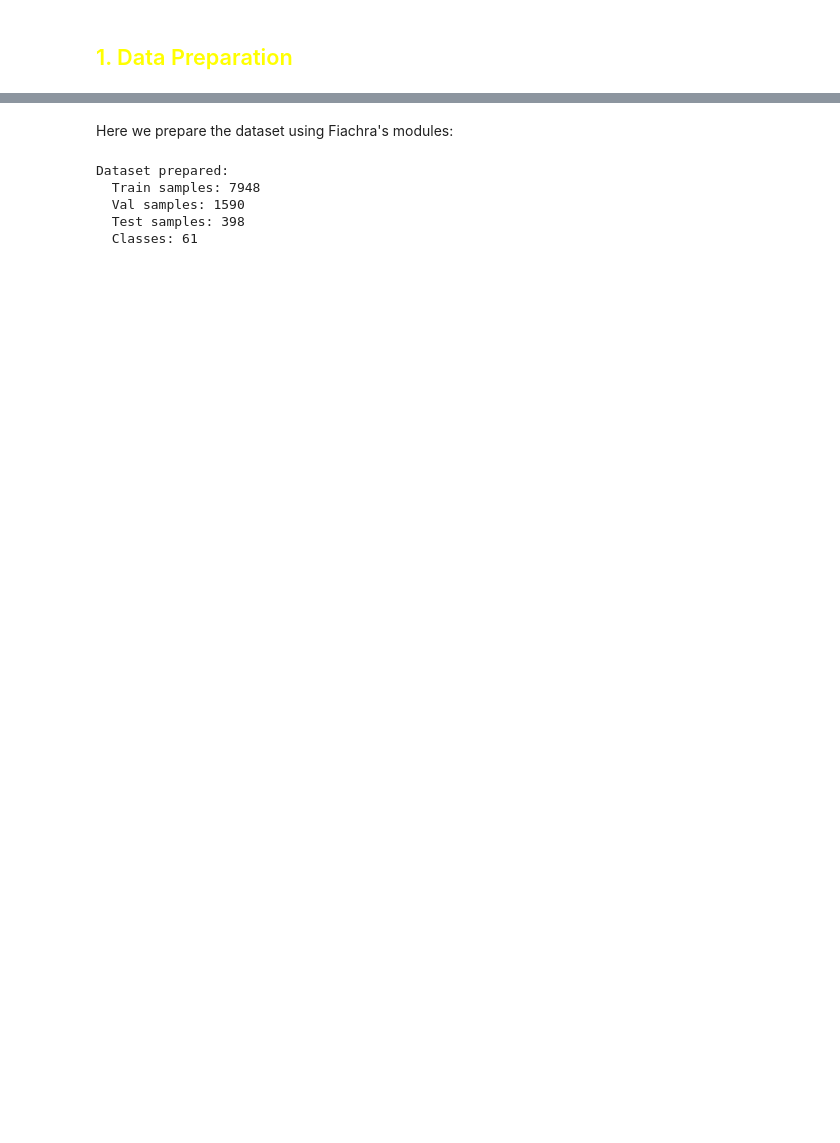
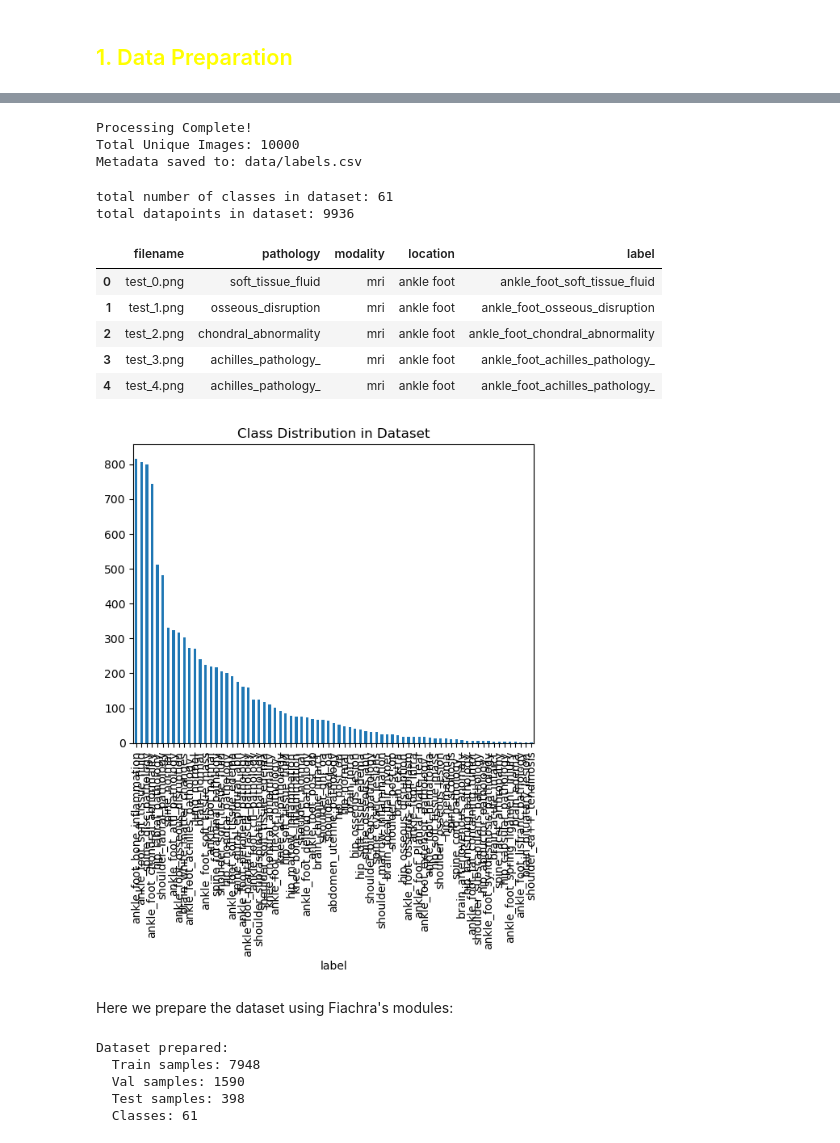
Before and after one commit to eoconn25/CS6423_knowledge_distillation_project, a Jupyter notebook: master.ipynb, the cells around one changed output, grey strips where cells are left out. Cells and saved outputs as stored; diff of their text form; code cells hidden in the pictures; blank space fills up the shorter version.

```diff
--- a/master.ipynb
+++ b/master.ipynb
@@ -30,3 +47,83 @@ Current working directory: /home/kod6/CS6423_knowledge_distillation_project
+# %%
+from datasets import load_dataset
+from tqdm.auto import tqdm
+import os
+
+SAVE_DIR = "data/test_images"
+NUM_TEST_IMGS = 10000
+os.makedirs(SAVE_DIR, exist_ok=True)
+
+ds = load_dataset(
+    "raidium/RadImageNet-VQA",
+    "alignment",
+    split="val",
+    streaming=True
+)
+
+subset = ds.shuffle(seed=42, buffer_size=30000).take(NUM_TEST_IMGS)
+
+seen_images = set()
+labels_path = "data/labels.csv"
+
+with open(labels_path, "w", encoding="utf-8") as f:
+    f.write("filename,pathology,modality,location,label\n")
+
+    for i, row in enumerate(tqdm(subset, desc="Saving unique images", total=NUM_TEST_IMGS)):
+        if not isinstance(row, dict):
+            continue
+
+        img_id = row.get("id", i)
+
+        if img_id not in seen_images:
+            img_filename = f"test_{img_id}.png"
+            img_path = os.path.join(SAVE_DIR, img_filename)
+
+            if not os.path.exists(img_path):
+                row["image"].save(img_path)
+
+            meta = row.get("metadata", {})
+            pathology = meta.get("pathology", "unknown")
+            modality = meta.get("modality", "unknown")
+            location = meta.get("location", "unknown")
+            label = f"{location}_{pathology}".replace(" ", "_")
+
+            f.write(f"{img_filename},{pathology},{modality},{location},{label}\n")
+            seen_images.add(img_id)
+
+print(f"\nProcessing Complete!")
+print(f"Total Unique Images: {len(seen_images)}")
+print(f"Metadata saved to: {labels_path}")
+# %% [output]
+Processing Complete!
+Total Unique Images: 10000
+Metadata saved to: data/labels.csv
+# %%
+import pandas as pd
+
+test_df = pd.read_csv("data/labels.csv")
+label_counts = test_df['label'].value_counts()
+label_counts.plot(kind='bar', title='Class Distribution in Dataset')
+
+large_classes = label_counts[label_counts > 10].index
+drop_classes_df = test_df[test_df['label'].isin(large_classes)]
+num_classes = drop_classes_df.label.value_counts().shape[0]
+
+print(f"total number of classes in dataset: {num_classes}")
+print(f"total datapoints in dataset: {len(drop_classes_df)}")
+drop_classes_df.to_csv("data/labels.csv", index=False)
+df = pd.read_csv('data/labels.csv')
+
+df.head()
+# %% [output]
+total number of classes in dataset: 61
+total datapoints in dataset: 9936
+|  | filename | pathology | modality | location | label |
+| 0 | test_0.png | soft_tissue_fluid | mri | ankle foot | ankle_foot_soft_tissue_fluid |
+| 1 | test_1.png | osseous_disruption | mri | ankle foot | ankle_foot_osseous_disruption |
+| 2 | test_2.png | chondral_abnormality | mri | ankle foot | ankle_foot_chondral_abnormality |
+| 3 | test_3.png | achilles_pathology_ | mri | ankle foot | ankle_foot_achilles_pathology_ |
+| 4 | test_4.png | achilles_pathology_ | mri | ankle foot | ankle_foot_achilles_pathology_ |
+[figure, added]
 # %% [markdown]
 Here we prepare the dataset using Fiachra's modules:
 # %%
```
Also changed, not shown: parts of 46 cells of this notebook, 1 other file.
